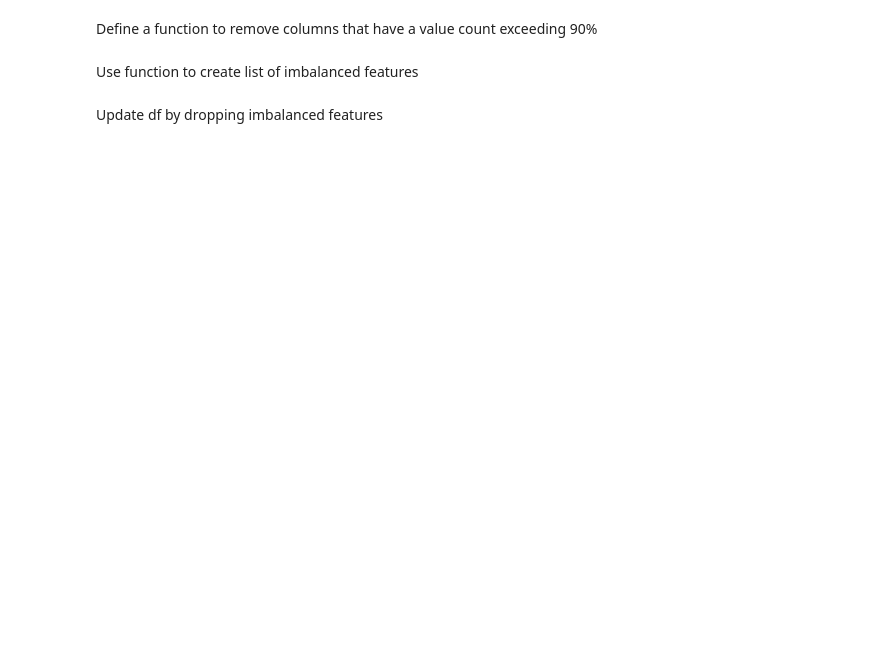
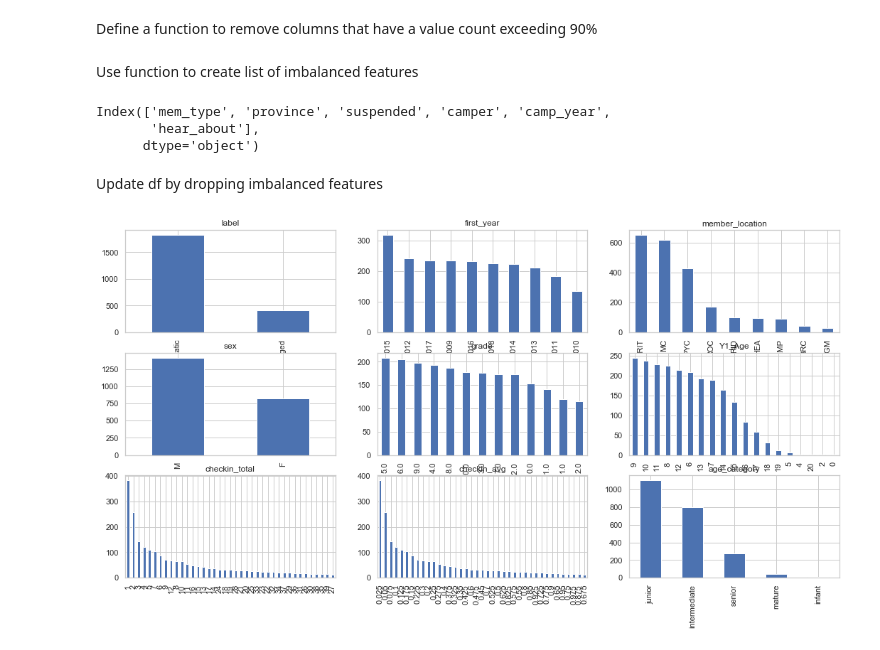
Before and after one commit to AMacumber/D4G_BCGO_Engagement, a Jupyter notebook: Step_05_Prep_FeatureEvaluation.ipynb, the cells around one changed output. Saved outputs shown, nothing was run; the diff lists cells and outputs as text; code cells hidden in the pictures; blank space fills up the shorter version.

```diff
--- a/Step_05_Prep_FeatureEvaluation.ipynb
+++ b/Step_05_Prep_FeatureEvaluation.ipynb
@@ -18,13 +18,13 @@ import matplotlib.pyplot as plt  # needed for visualing
 ### Load Data
 # %%
 # read in the dataframe
-df_001 = pd.read_csv("D4G_BGCO_Churn_Labeled.csv", encoding = "cp1252")
+df_001 = pd.read_csv("D4G_BGCO_Churn_Labeled_002.csv", encoding = "cp1252")
 # %% [markdown]
 ### Feature Evaluation
 # %%
 df_002 = df_001.drop(droplist_unique, axis = 1)  # features with no unique values removed
 # %%
-df_003 = df_002.drop(['member_identity', 'birth_year', 'age', 'city', 'active', 'd4g_valid_postal_code'], axis = 1)  # redundant features
+df_003 = df_002.drop(['member_identity', 'birth_year', 'age', 'city', 'active', 'd4g_valid_postal_code', 'checkin_avg'], axis = 1)  # redundant features
 # %%
 df_004 = df_003.drop(['member_number'], axis = 1)  # erroneous aggregation
 # %%
@@ -166,18 +246,24 @@ Use function to create list of imbalanced features
 # %%
 imbalance = imbalanced_features(df_balance_check, 0.85)
 imbalance
+# %% [output]
+Index(['mem_type', 'province', 'suspended', 'camper', 'camp_year',
+       'hear_about'],
+      dtype='object')
 # %% [markdown]
 Update df by dropping imbalanced features
 # %%
 categorical_features = df_balance_check.drop(imbalance, axis = 1).columns
 # %%
 # plot parameters
-ROWS, COLS = 2, 3  # set number of rows and columns for figures
+ROWS, COLS = 3, 3  # set number of rows and columns for figures
 
 fig, ax = plt.subplots(ROWS, COLS, figsize=(18, 9))
 row, col = 0, 0
 for i, categorical_feature in enumerate(categorical_features):
     if col == COLS - 1:
         row += 1
     col = i % COLS
     df[categorical_feature].value_counts().plot('bar', ax=ax[row, col]).set_title(categorical_feature)
+# %% [output]
+[figure, added]
```
Also changed, not shown: parts of 11 cells of this notebook, 2 other files.
